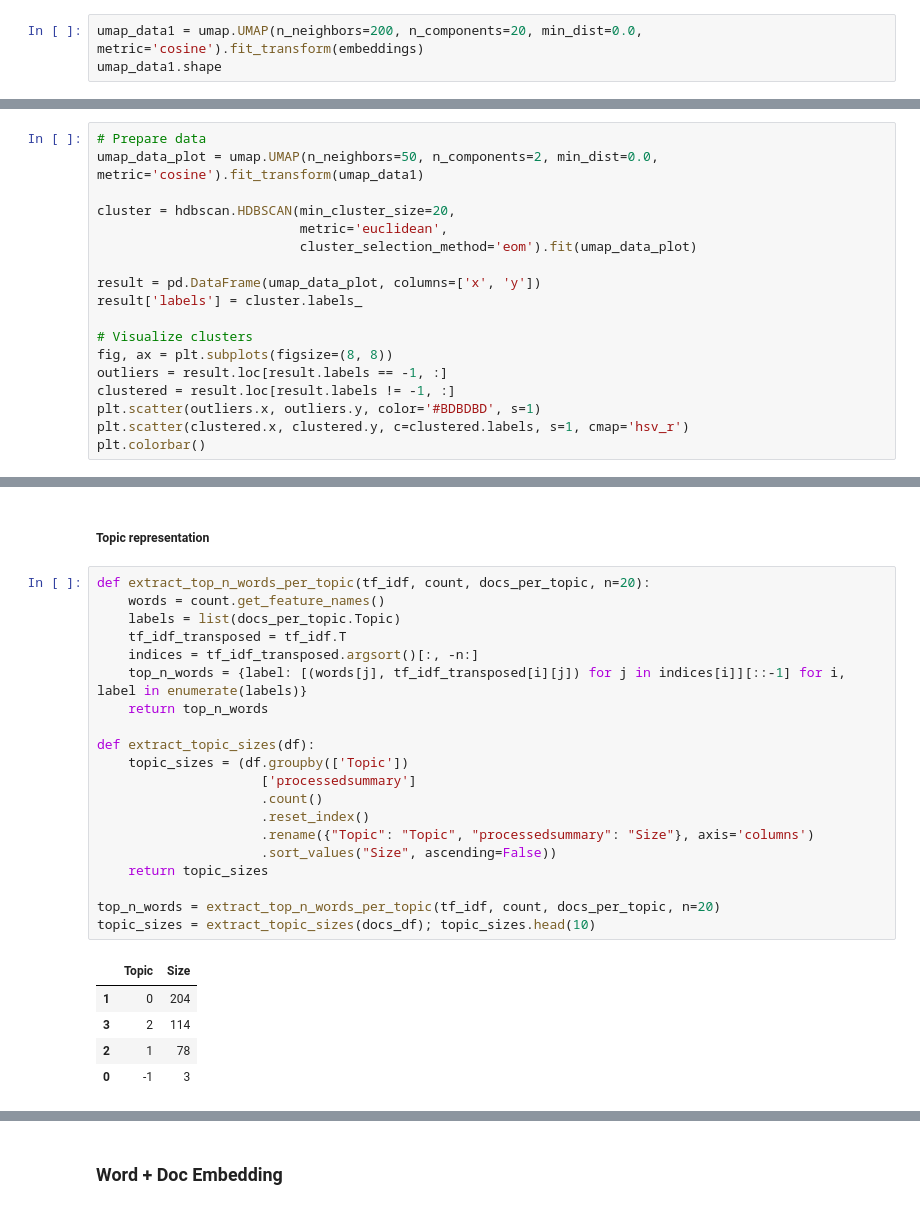
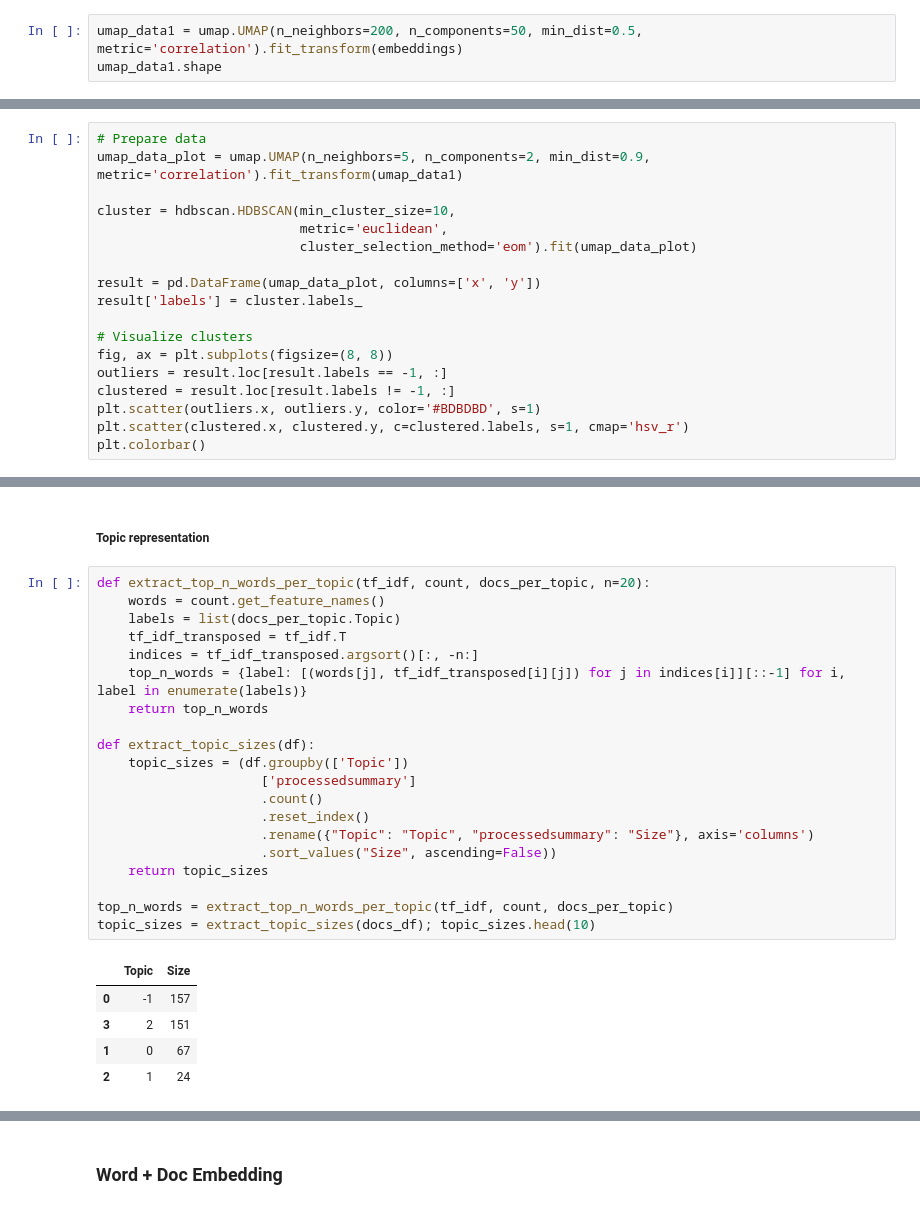
Before and after one commit to booktrackerGirl/Data-wrangling-and-analysis, a Jupyter notebook: Goggle Scholar Search/arXiv_analysis.ipynb, the cells around one changed output, grey strips where cells are left out. Saved outputs shown, nothing was run; the diff lists cells and outputs as text.

```diff
--- a/Goggle Scholar Search/arXiv_analysis.ipynb
+++ b/Goggle Scholar Search/arXiv_analysis.ipynb
@@ -644,6 +509,6 @@ embeddings.shape
 # %% [output]
 (399, 768)
 # %%
-umap_data1 = umap.UMAP(n_neighbors=200, n_components=20, min_dist=0.0, metric='cosine').fit_transform(embeddings)
+umap_data1 = umap.UMAP(n_neighbors=200, n_components=50, min_dist=0.5, metric='correlation').fit_transform(embeddings)
 umap_data1.shape
 # %% [output]
@@ -654,9 +519,9 @@ cluster1 = hdbscan.HDBSCAN(min_cluster_size=50,
                           cluster_selection_method='eom').fit(umap_data1)
 # %%
 # Prepare data
-umap_data_plot = umap.UMAP(n_neighbors=50, n_components=2, min_dist=0.0, metric='cosine').fit_transform(umap_data1)
+umap_data_plot = umap.UMAP(n_neighbors=5, n_components=2, min_dist=0.9, metric='correlation').fit_transform(umap_data1)
 
-cluster = hdbscan.HDBSCAN(min_cluster_size=20,
+cluster = hdbscan.HDBSCAN(min_cluster_size=10,
                           metric='euclidean',
                           cluster_selection_method='eom').fit(umap_data_plot)
 
@@ -722,29 +587,29 @@ tf_idf, count = c_tf_idf(docs_per_topic['processedsummary'].values, m=len(data))
 # %%
 def extract_top_n_words_per_topic(tf_idf, count, docs_per_topic, n=20):
     words = count.get_feature_names()
     labels = list(docs_per_topic.Topic)
     tf_idf_transposed = tf_idf.T
     indices = tf_idf_transposed.argsort()[:, -n:]
     top_n_words = {label: [(words[j], tf_idf_transposed[i][j]) for j in indices[i]][::-1] for i, label in enumerate(labels)}
     return top_n_words
 
 def extract_topic_sizes(df):
     topic_sizes = (df.groupby(['Topic'])
                      ['processedsummary']
                      .count()
                      .reset_index()
                      .rename({"Topic": "Topic", "processedsummary": "Size"}, axis='columns')
                      .sort_values("Size", ascending=False))
     return topic_sizes
 
-top_n_words = extract_top_n_words_per_topic(tf_idf, count, docs_per_topic, n=20)
+top_n_words = extract_top_n_words_per_topic(tf_idf, count, docs_per_topic)
 topic_sizes = extract_topic_sizes(docs_df); topic_sizes.head(10)
 # %% [output]
 |  | Topic | Size |
-| 1 | 0 | 204 |
-| 3 | 2 | 114 |
-| 2 | 1 | 78 |
-| 0 | -1 | 3 |
+| 0 | -1 | 157 |
+| 3 | 2 | 151 |
+| 1 | 0 | 67 |
+| 2 | 1 | 24 |
 # %%
 top_n_words[2][:30]
 # %% [output]
```
Also changed, not shown: parts of 26 cells of this notebook, 1 other file.
